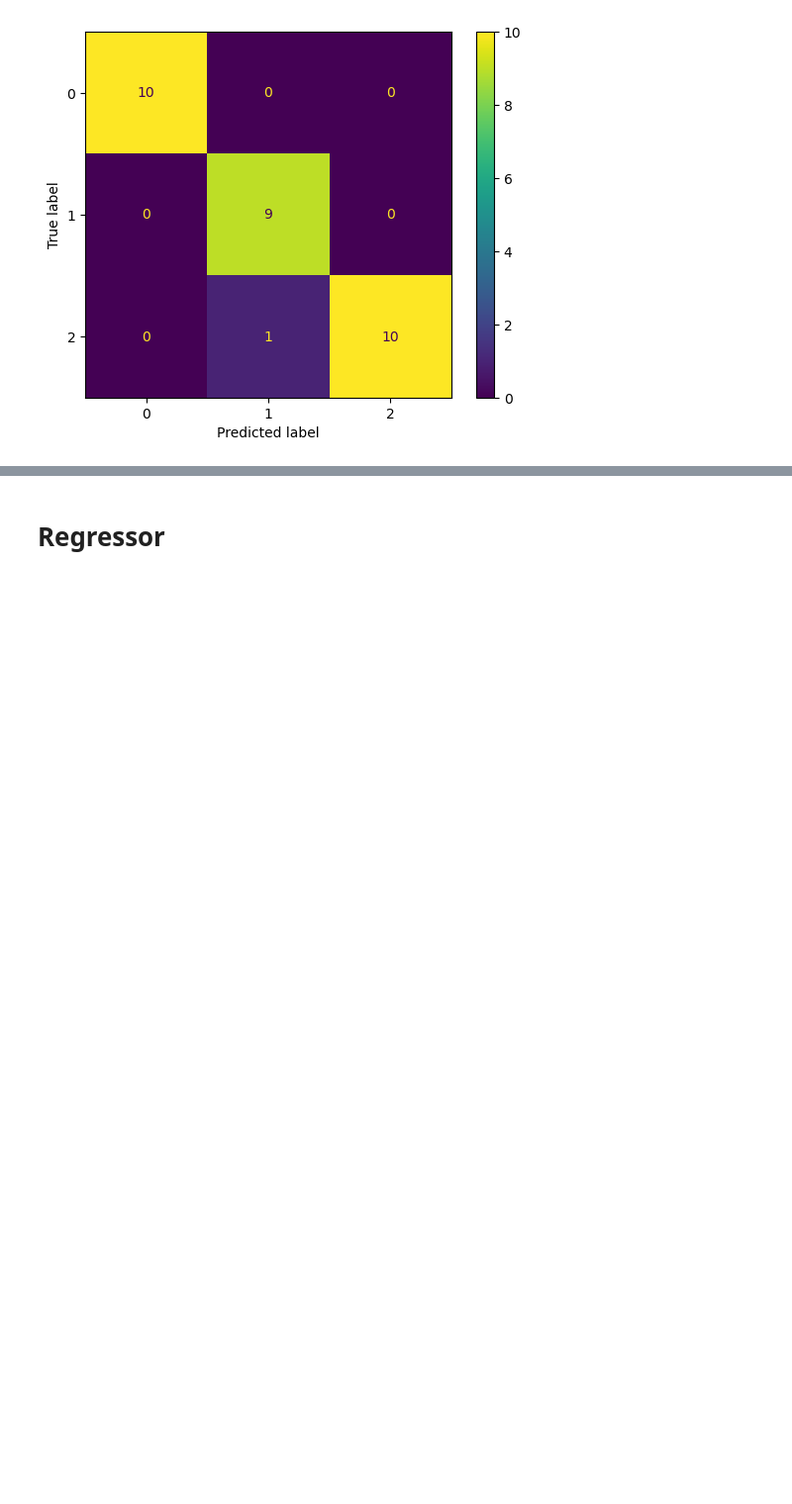
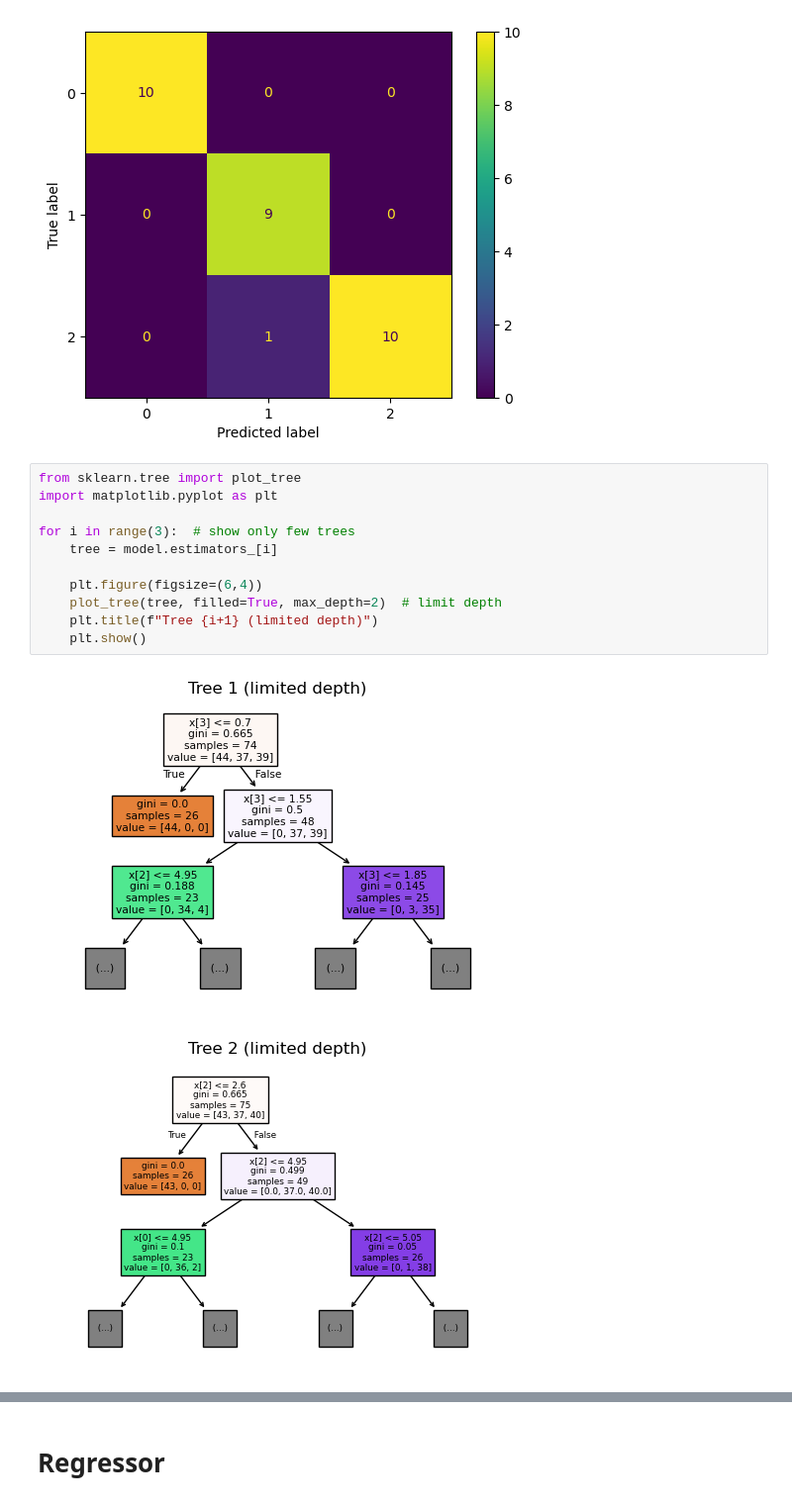
Before and after one commit to bharath-akurathi/machine_learning, a Jupyter notebook: 7_random_forest.ipynb, the cells around one changed output, grey strips where cells are left out. Shown at 99% size. Saved outputs shown, nothing was run; the diff lists cells and outputs as text; blank space fills up the shorter version.

```diff
--- a/7_random_forest.ipynb
+++ b/7_random_forest.ipynb
@@ -29,3 +29,17 @@ Confusion matrix:
  [ 0  9  0]
  [ 0  1 10]]
 [figure]
+# %%
+from sklearn.tree import plot_tree
+import matplotlib.pyplot as plt
+
+for i in range(3):  # show only few trees
+    tree = model.estimators_[i]
+
+    plt.figure(figsize=(6,4))
+    plot_tree(tree, filled=True, max_depth=2)  # limit depth
+    plt.title(f"Tree {i+1} (limited depth)")
+    plt.show()
+# %% [output]
+[figure, added]
+[figure, added]
```
Also changed, not shown: parts of 2 cells of this notebook, 5 other files.
